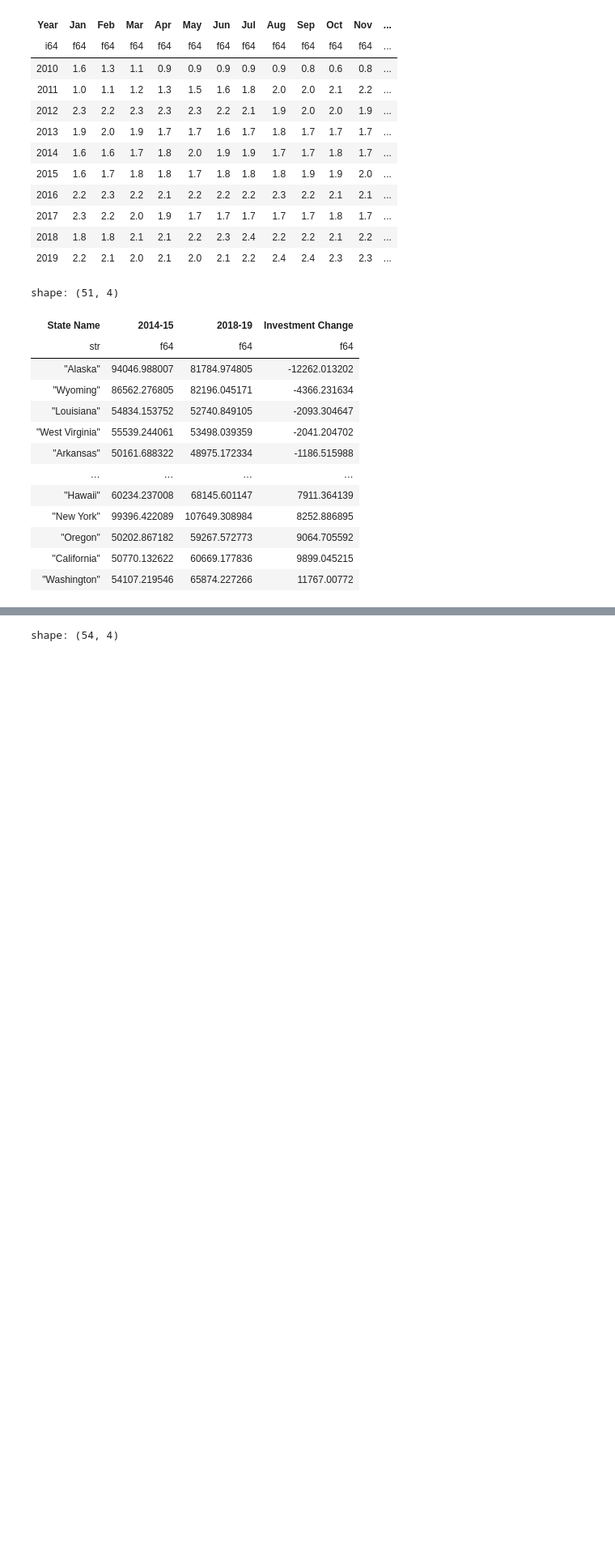
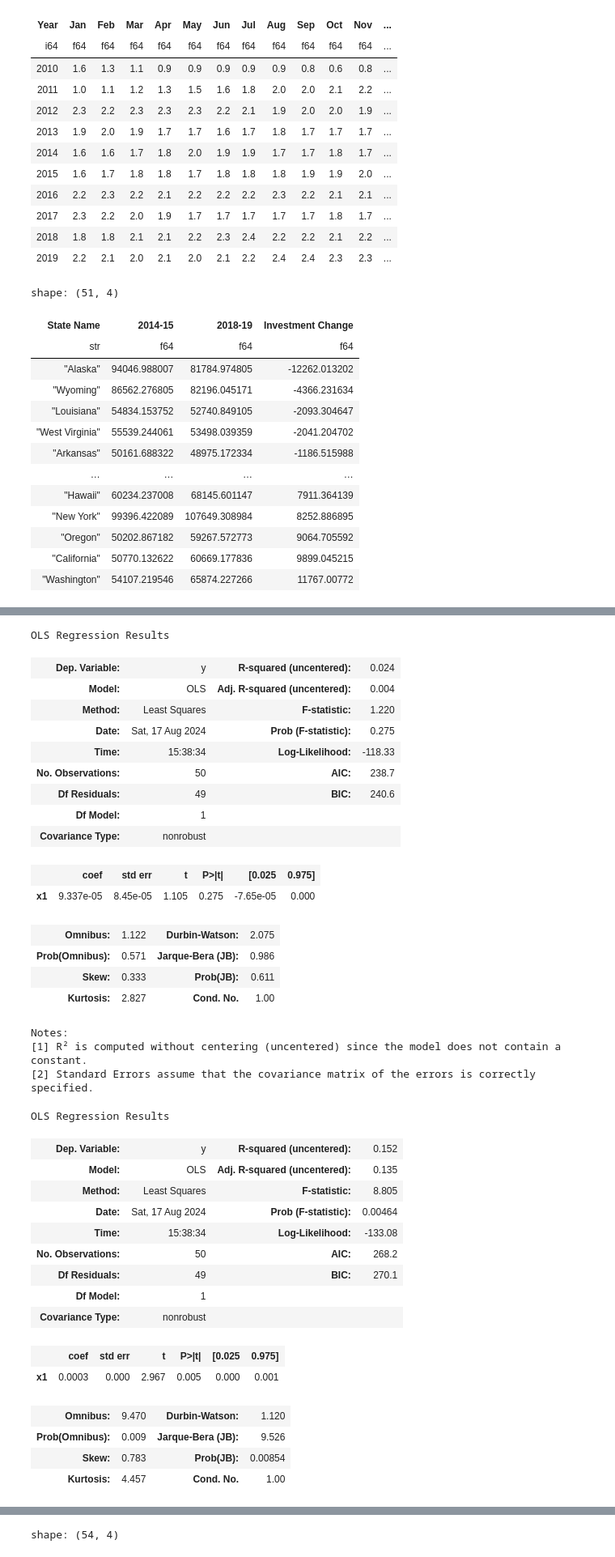
Before and after one commit to dominictarro/2024-08-education-trends, a Jupyter notebook: ROI.ipynb, the cells around one changed output, grey strips where cells are left out. Shown: that part at 81% size. Drawn from its saved outputs; the diff is of its cells as text; code cells hidden in the pictures; blank space fills up the shorter version.

Commit message:
fix: Correct OLS model variables and add model results to charts

```diff
--- a/ROI.ipynb
+++ b/ROI.ipynb
@@ -241,12 +184,32 @@ Notes:
+# %%
+Result = namedtuple("CorrelationResult", ["result", "r_squared", "p_value", "coef"])
+
+def correlate(df: pl.DataFrame, x: str, y: str, show_summary: bool = True) -> Result:
+    """Return the OLS Adjusted R-squared and p-value of the model."""
+    result = statsmodels.regression.linear_model.OLS(
+        endog=df[y].to_list(),
+        exog=df[x].to_list(),
+    ).fit()
+    if show_summary:
+        display(result.summary())
+    return Result(
+        result=result,
+        r_squared=float(result.rsquared_adj),
+        p_value=float(result.pvalues[0]),
+        coef=float(result.params[0]),
+    )
 # %%
+
 def generate_state_investment_and_math_performance_bar_chart(
-    column: str, legend_title: str, description: str
+    column: str, legend_title: str, description: str, change_measure: str
 ) -> go.Figure:
+    df = student_investment.join(
+        math_performance,
+        on="State Name"
+    ).sort("Investment Change")
+    result = correlate(df, "Investment Change", column)
     return px.bar(
-        student_investment.join(
-            math_performance,
-            on="State Name"
-        ).sort("Investment Change"),
+        df,
         x="State Name",
         y="Investment Change",
         color=column,
@@ -292,35 +255,75 @@ def generate_state_investment_and_math_performance_bar_chart(
         y=-0.15,
         xref="paper",
         yref="paper",
         text="<br>".join(
             (
                 "The NAEP Mathematics scale ranges from 0 to 500.",
                 "2020 dollar adjustment for school year expenditures was done with the ending year's inflation rate.",
-                "Data compares differences in scores and spending, by state, between 8th graders in 2015 and 2019.",
-                "<i>Per Pupil, 4-Year Expenditure</i> is an aggregate from 5th-8th grade."
+                "Data compares changes in scores and spending, by state, between 8th graders in 2015 and 2019.",
+                "<i>Per Pupil, 4-Year Expenditure</i> is an aggregate from 5th-8th grade.",
+                f"OLS Adj. R-squared: {result.r_squared:.03f}; P|t|>{result.p_value:.03f}; {change_measure.title()} change per $1000 per student={result.coef * 1000:.2f}"
             )
         ),
         align="left",
         showarrow=False,
         font=dict(
             size=10,
             color="grey"
         ),
         opacity=0.7
     )
 
 generate_state_investment_and_math_performance_bar_chart(
     "Mean Grade 8 Math Score Change",
     "Average Math Score",
-    "States spending more per student from 5th through 8th grade had a negligible relationship with average 8th grade math performance."
+    "States spending more per student from 5th through 8th grade had a negligible relationship with average 8th grade math performance.",
+    "score",
 ).show()
 generate_state_investment_and_math_performance_bar_chart(
     "At or Above Basic (%) Change",
     "At or Above Basic</i><br><sup>(% Points)</sup>",
-    "States spending more per student from 5th through 8th grade had a small relationship with basic 8th grade math performance."
+    "States spending more per student from 5th through 8th grade had a small relationship with basic 8th grade math performance.",
+    "score",
 ).show()
 generate_state_investment_and_math_performance_bar_chart(
     "At or Above Proficient (%) Change",
     "At or Above Proficient</i><br><sup>(% Points)</sup>",
-    "States spending more per student from 5th through 8th grade had a negligible relationship with 8th grade math profieciency."
+    "States spending more per student from 5th through 8th grade had a negligible relationship with 8th grade math profieciency.",
+    "score",
 ).show()
+# %% [output]
+OLS Regression Results
+| Dep. Variable: | y | R-squared (uncentered): | 0.024 |
+| Model: | OLS | Adj. R-squared (uncentered): | 0.004 |
+| Method: | Least Squares | F-statistic: | 1.220 |
+| Date: | Sat, 17 Aug 2024 | Prob (F-statistic): | 0.275 |
+| Time: | 15:38:34 | Log-Likelihood: | -118.33 |
+| No. Observations: | 50 | AIC: | 238.7 |
+| Df Residuals: | 49 | BIC: | 240.6 |
+| Df Model: | 1 |  |  |
+| Covariance Type: | nonrobust |  |  |
+|  | coef | std err | t | P>|t| | [0.025 | 0.975] |
+| x1 | 9.337e-05 | 8.45e-05 | 1.105 | 0.275 | -7.65e-05 | 0.000 |
+| Omnibus: | 1.122 | Durbin-Watson: | 2.075 |
+| Prob(Omnibus): | 0.571 | Jarque-Bera (JB): | 0.986 |
+| Skew: | 0.333 | Prob(JB): | 0.611 |
+| Kurtosis: | 2.827 | Cond. No. | 1.00 |
+Notes:
+[1] R² is computed without centering (uncentered) since the model does not contain a constant.
+[2] Standard Errors assume that the covariance matrix of the errors is correctly specified.
+OLS Regression Results
+| Dep. Variable: | y | R-squared (uncentered): | 0.152 |
+| Model: | OLS | Adj. R-squared (uncentered): | 0.135 |
+| Method: | Least Squares | F-statistic: | 8.805 |
+| Date: | Sat, 17 Aug 2024 | Prob (F-statistic): | 0.00464 |
+| Time: | 15:38:34 | Log-Likelihood: | -133.08 |
+| No. Observations: | 50 | AIC: | 268.2 |
+| Df Residuals: | 49 | BIC: | 270.1 |
+| Df Model: | 1 |  |  |
+| Covariance Type: | nonrobust |  |  |
+|  | coef | std err | t | P>|t| | [0.025 | 0.975] |
+| x1 | 0.0003 | 0.000 | 2.967 | 0.005 | 0.000 | 0.001 |
+| Omnibus: | 9.470 | Durbin-Watson: | 1.120 |
+| Prob(Omnibus): | 0.009 | Jarque-Bera (JB): | 9.526 |
+| Skew: | 0.783 | Prob(JB): | 0.00854 |
+| Kurtosis: | 4.457 | Cond. No. | 1.00 |
```
Also changed, not shown: parts of 5 cells of this notebook, 6 other files.
